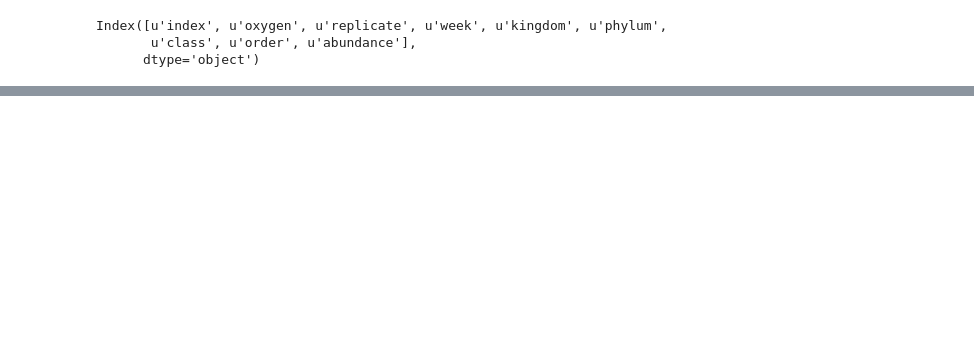
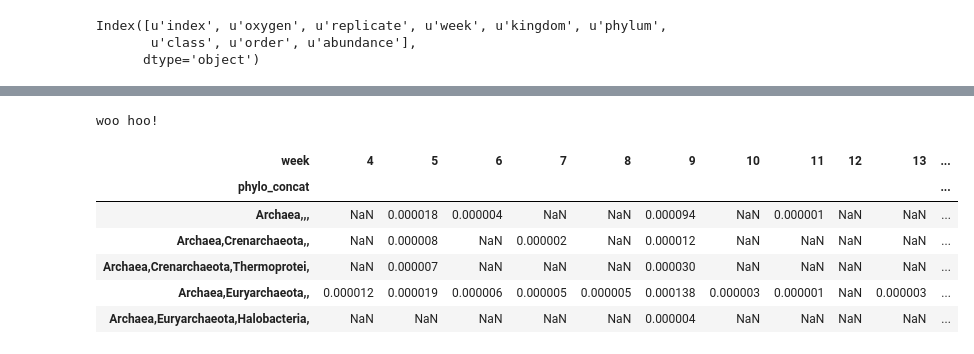
Before and after one commit to JanetMatsen/bacteriopop, a Jupyter notebook: develop_simplify_phylogeny.ipynb, the cells around one changed output, grey strips where cells are left out. Cells and saved outputs as stored; diff of their text form; code cells hidden in the pictures; blank space fills up the shorter version.

```diff
--- a/develop_simplify_phylogeny.ipynb
+++ b/develop_simplify_phylogeny.ipynb
@@ -213,0 +257,14 @@ bacteriopop_utils.pivot_for_abundance_matrix(bae.values()[0])
+# %%
+print "woo hoo!"
+# %% [output]
+woo hoo!
+# %%
+prepared_DMD_matrices.values()[0].head()
+# %% [output]
+| week | 4 | 5 | 6 | 7 | 8 | 9 | 10 | 11 | 12 | 13 | ... |
+| phylo_concat |  |  |  |  |  |  |  |  |  |  | ... |
+| Archaea,,, | NaN | 0.000018 | 0.000004 | NaN | NaN | 0.000094 | NaN | 0.000001 | NaN | NaN | ... |
+| Archaea,Crenarchaeota,, | NaN | 0.000008 | NaN | 0.000002 | NaN | 0.000012 | NaN | NaN | NaN | NaN | ... |
+| Archaea,Crenarchaeota,Thermoprotei, | NaN | 0.000007 | NaN | NaN | NaN | 0.000030 | NaN | NaN | NaN | NaN | ... |
+| Archaea,Euryarchaeota,, | 0.000012 | 0.000019 | 0.000006 | 0.000005 | 0.000005 | 0.000138 | 0.000003 | 0.000001 | NaN | 0.000003 | ... |
+| Archaea,Euryarchaeota,Halobacteria, | NaN | NaN | NaN | NaN | NaN | 0.000004 | NaN | NaN | NaN | NaN | ... |
```
Also changed, not shown: parts of 5 cells of this notebook, 1 other file.
